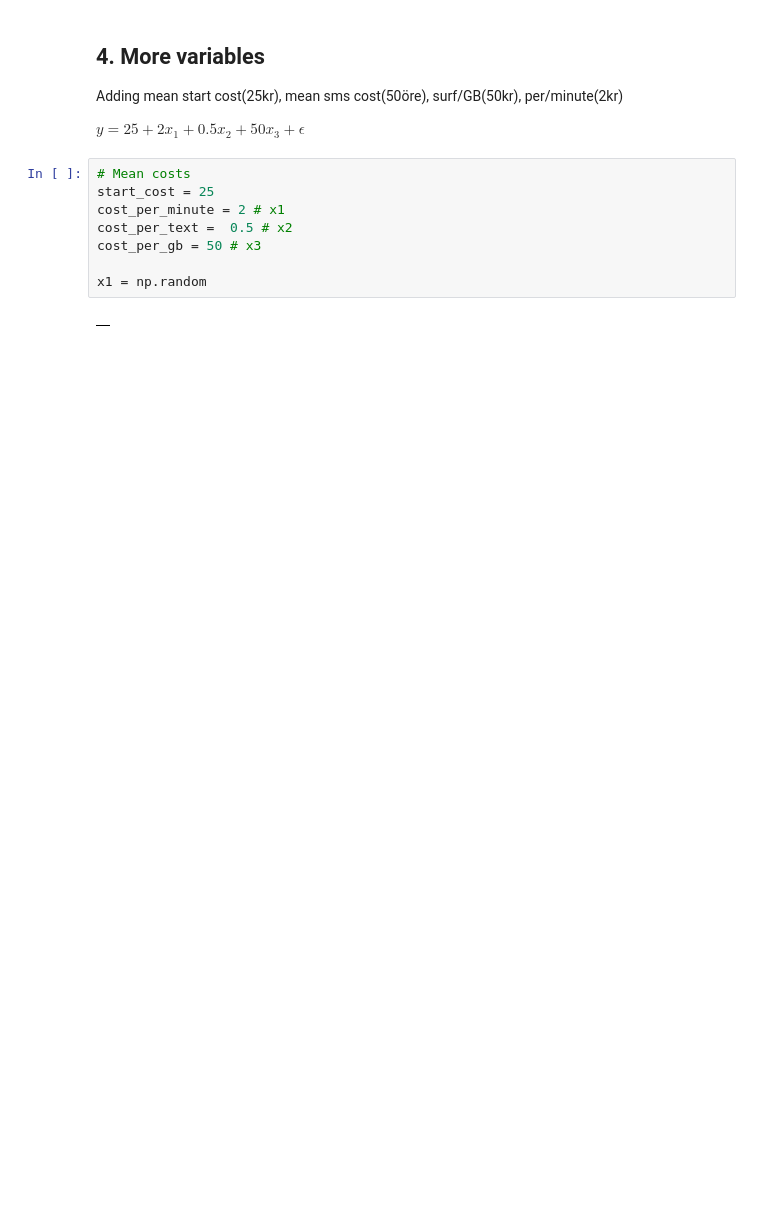
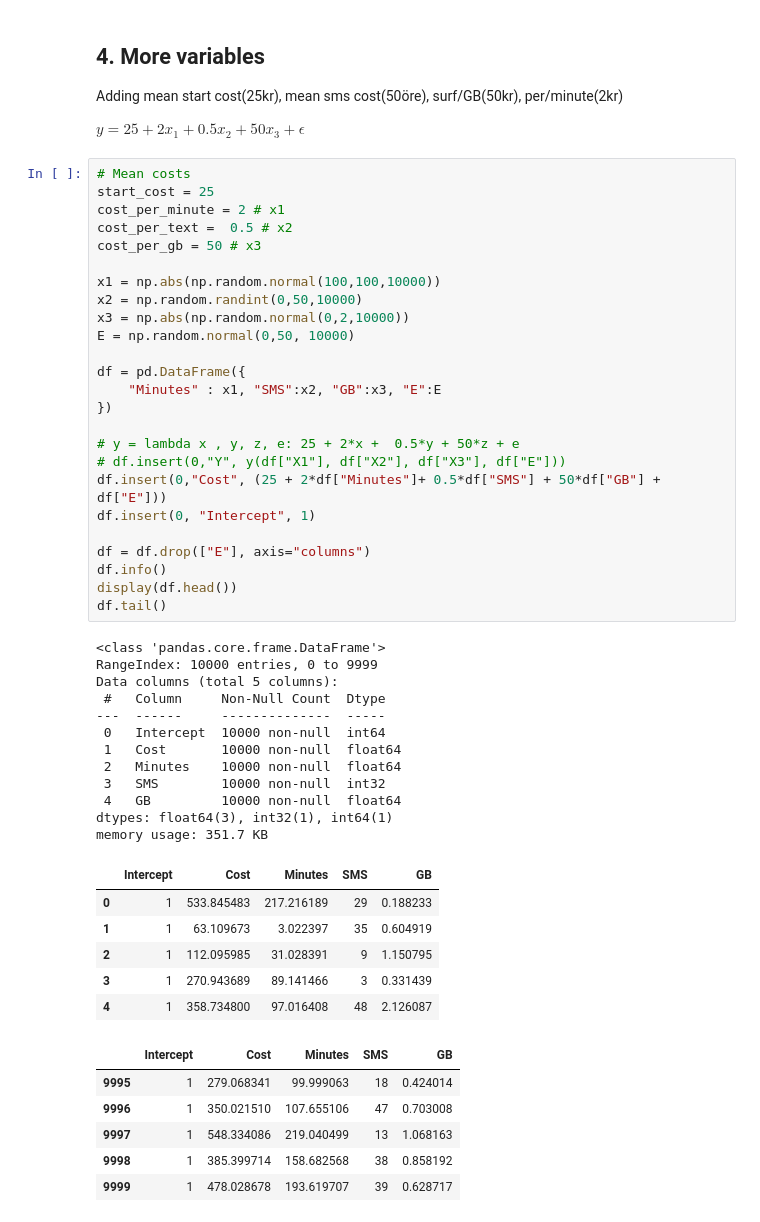
Before and after one commit to Crudeerz/ML-Rasmus-Berghall, a Jupyter notebook: Exercises/E00_answers.ipynb, the cells around one changed output. Drawn from its saved outputs; the diff is of its cells as text; blank space fills up the shorter version.

```diff
--- a/Exercises/E00_answers.ipynb
+++ b/Exercises/E00_answers.ipynb
@@ -161,13 +161,53 @@ mae, mse, rmse
 Adding mean start cost(25kr), mean sms cost(50öre), surf/GB(50kr), per/minute(2kr)
 
 $y = 25 + 2x_1 + 0.5x_2 + 50x_3 + \epsilon$
-# %%
-# Mean costs
-start_cost = 25
-cost_per_minute = 2 # x1
-cost_per_text =  0.5 # x2
-cost_per_gb = 50 # x3
-
-x1 = np.random
-# %% [output]
-|  |
+# %%
+# Mean costs
+start_cost = 25
+cost_per_minute = 2 # x1
+cost_per_text =  0.5 # x2
+cost_per_gb = 50 # x3
+
+x1 = np.abs(np.random.normal(100,100,10000))
+x2 = np.random.randint(0,50,10000)
+x3 = np.abs(np.random.normal(0,2,10000))
+E = np.random.normal(0,50, 10000)
+
+df = pd.DataFrame({
+    "Minutes" : x1, "SMS":x2, "GB":x3, "E":E
+})
+
+# y = lambda x , y, z, e: 25 + 2*x +  0.5*y + 50*z + e
+# df.insert(0,"Y", y(df["X1"], df["X2"], df["X3"], df["E"]))
+df.insert(0,"Cost", (25 + 2*df["Minutes"]+ 0.5*df["SMS"] + 50*df["GB"] + df["E"]))
+df.insert(0, "Intercept", 1)
+
+df = df.drop(["E"], axis="columns")
+df.info()
+display(df.head())
+df.tail()
+# %% [output]
+<class 'pandas.core.frame.DataFrame'>
+RangeIndex: 10000 entries, 0 to 9999
+Data columns (total 5 columns):
+ #   Column     Non-Null Count  Dtype
+---  ------     --------------  -----
+ 0   Intercept  10000 non-null  int64
+ 1   Cost       10000 non-null  float64
+ 2   Minutes    10000 non-null  float64
+ 3   SMS        10000 non-null  int32
+ 4   GB         10000 non-null  float64
+dtypes: float64(3), int32(1), int64(1)
+memory usage: 351.7 KB
+|  | Intercept | Cost | Minutes | SMS | GB |
+| 0 | 1 | 533.845483 | 217.216189 | 29 | 0.188233 |
+| 1 | 1 | 63.109673 | 3.022397 | 35 | 0.604919 |
+| 2 | 1 | 112.095985 | 31.028391 | 9 | 1.150795 |
+| 3 | 1 | 270.943689 | 89.141466 | 3 | 0.331439 |
+| 4 | 1 | 358.734800 | 97.016408 | 48 | 2.126087 |
+|  | Intercept | Cost | Minutes | SMS | GB |
+| 9995 | 1 | 279.068341 | 99.999063 | 18 | 0.424014 |
+| 9996 | 1 | 350.021510 | 107.655106 | 47 | 0.703008 |
+| 9997 | 1 | 548.334086 | 219.040499 | 13 | 1.068163 |
+| 9998 | 1 | 385.399714 | 158.682568 | 38 | 0.858192 |
+| 9999 | 1 | 478.028678 | 193.619707 | 39 | 0.628717 |
```
Also changed, not shown: parts of 9 cells of this notebook.
